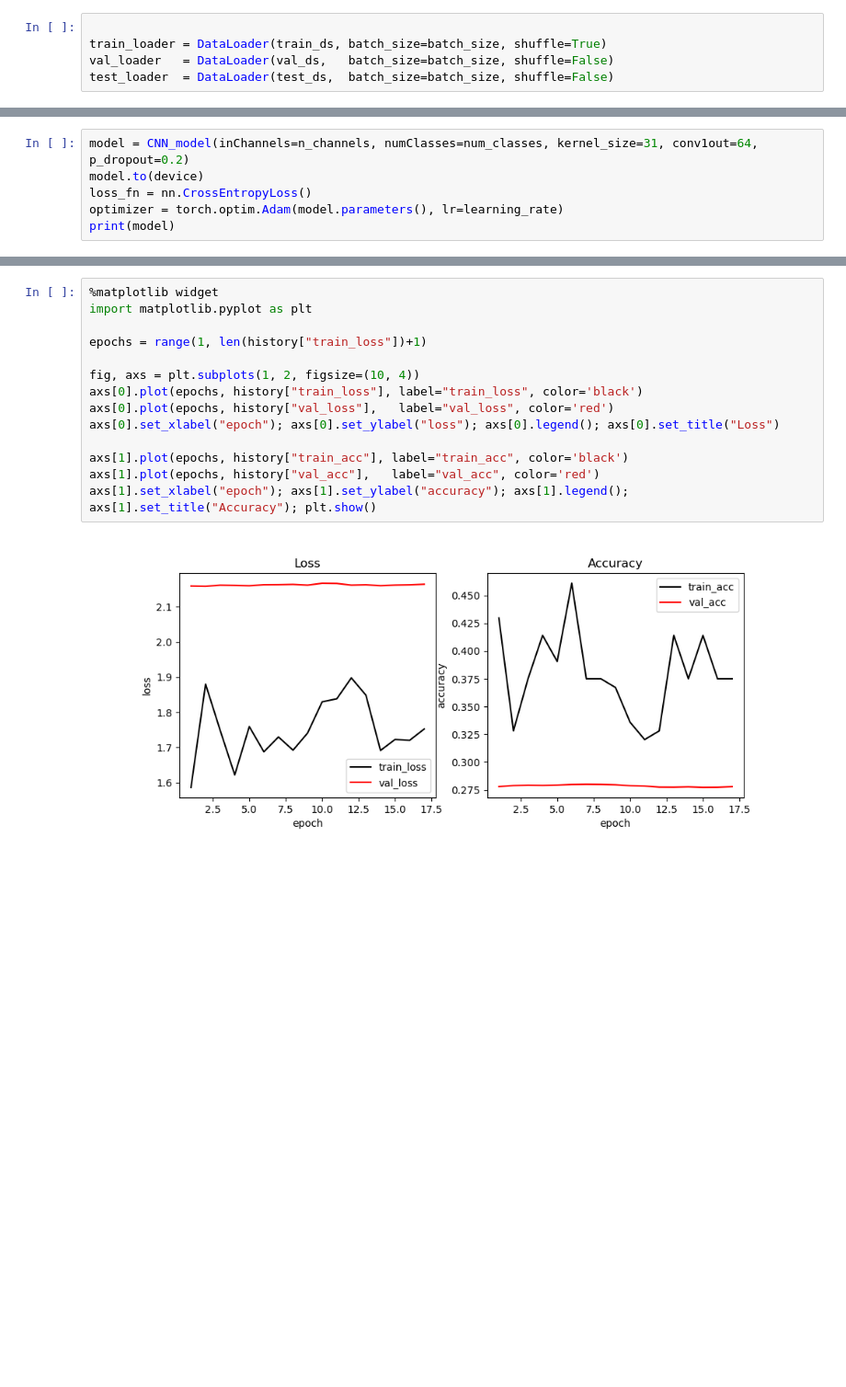
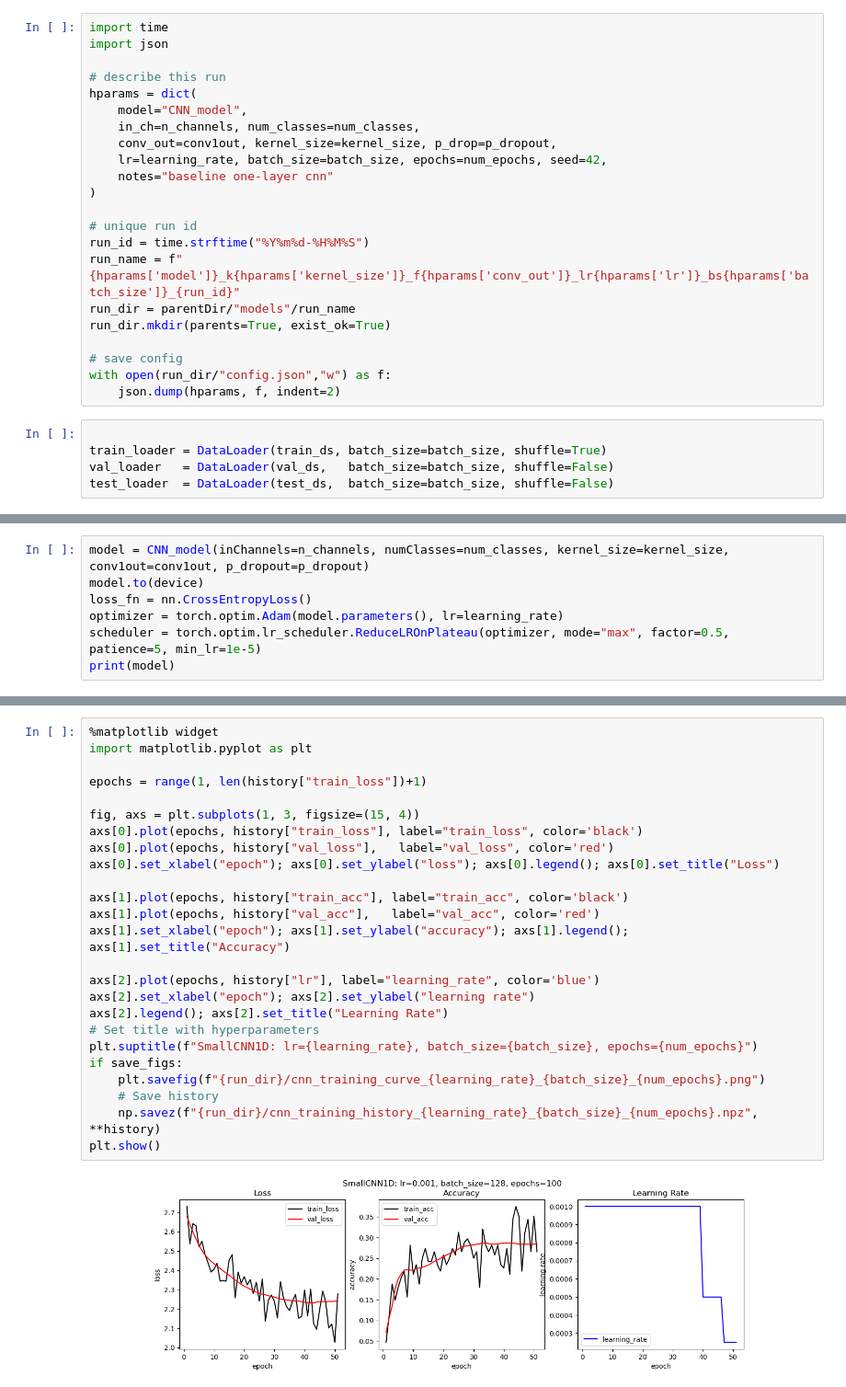
Before and after one commit to sumachinta/emg-gesture-classification-ninapro, a Jupyter notebook: notebooks/04_cnn.ipynb, the cells around one changed output, grey strips where cells are left out. Shown at 92% size. Drawn from its saved outputs; the diff is of its cells as text; blank space fills up the shorter version.

Commit message:
updated notebook for testing training

```diff
--- a/notebooks/04_cnn.ipynb
+++ b/notebooks/04_cnn.ipynb
@@ -138,3 +224,25 @@ learning_rate = 0.001
+# %%
+import time
+import json
+
+# describe this run
+hparams = dict(
+    model="CNN_model",
+    in_ch=n_channels, num_classes=num_classes,
+    conv_out=conv1out, kernel_size=kernel_size, p_drop=p_dropout,
+    lr=learning_rate, batch_size=batch_size, epochs=num_epochs, seed=42,
+    notes="baseline one-layer cnn"
+)
+
+# unique run id
+run_id = time.strftime("%Y%m%d-%H%M%S")
+run_name = f"{hparams['model']}_k{hparams['kernel_size']}_f{hparams['conv_out']}_lr{hparams['lr']}_bs{hparams['batch_size']}_{run_id}"
+run_dir = parentDir/"models"/run_name
+run_dir.mkdir(parents=True, exist_ok=True)
+
+# save config
+with open(run_dir/"config.json","w") as f:
+    json.dump(hparams, f, indent=2)
 # %%
 
 train_loader = DataLoader(train_ds, batch_size=batch_size, shuffle=True)
@@ -186,8 +251,9 @@ X shape: (249159, 12, 400) | n_channels,len_of_samples= 12 400
 # %%
-model = CNN_model(inChannels=n_channels, numClasses=num_classes, kernel_size=31, conv1out=64, p_dropout=0.2)
+model = CNN_model(inChannels=n_channels, numClasses=num_classes, kernel_size=kernel_size, conv1out=conv1out, p_dropout=p_dropout)
 model.to(device)
 loss_fn = nn.CrossEntropyLoss()
 optimizer = torch.optim.Adam(model.parameters(), lr=learning_rate)
+scheduler = torch.optim.lr_scheduler.ReduceLROnPlateau(optimizer, mode="max", factor=0.5, patience=5, min_lr=1e-5)
 print(model)
 # %% [output]
 CNN_model(
@@ -296,16 +354,27 @@ Early stopping (no val acc improvement for 10 epochs).
 # %%
 %matplotlib widget
 import matplotlib.pyplot as plt
 
 epochs = range(1, len(history["train_loss"])+1)
 
-fig, axs = plt.subplots(1, 2, figsize=(10, 4))
+fig, axs = plt.subplots(1, 3, figsize=(15, 4))
 axs[0].plot(epochs, history["train_loss"], label="train_loss", color='black')
 axs[0].plot(epochs, history["val_loss"],   label="val_loss", color='red')
 axs[0].set_xlabel("epoch"); axs[0].set_ylabel("loss"); axs[0].legend(); axs[0].set_title("Loss")
 
 axs[1].plot(epochs, history["train_acc"], label="train_acc", color='black')
 axs[1].plot(epochs, history["val_acc"],   label="val_acc", color='red')
-axs[1].set_xlabel("epoch"); axs[1].set_ylabel("accuracy"); axs[1].legend(); axs[1].set_title("Accuracy"); plt.show()
+axs[1].set_xlabel("epoch"); axs[1].set_ylabel("accuracy"); axs[1].legend(); axs[1].set_title("Accuracy")
+
+axs[2].plot(epochs, history["lr"], label="learning_rate", color='blue')
+axs[2].set_xlabel("epoch"); axs[2].set_ylabel("learning rate")
+axs[2].legend(); axs[2].set_title("Learning Rate")
+# Set title with hyperparameters
+plt.suptitle(f"SmallCNN1D: lr={learning_rate}, batch_size={batch_size}, epochs={num_epochs}")
+if save_figs:
+    plt.savefig(f"{run_dir}/cnn_training_curve_{learning_rate}_{batch_size}_{num_epochs}.png")
+    # Save history
+    np.savez(f"{run_dir}/cnn_training_history_{learning_rate}_{batch_size}_{num_epochs}.npz", **history)
+plt.show()
 # %% [output]
-[figure, old version]
+[figure, new version]
```
Also changed, not shown: parts of 13 cells of this notebook.
